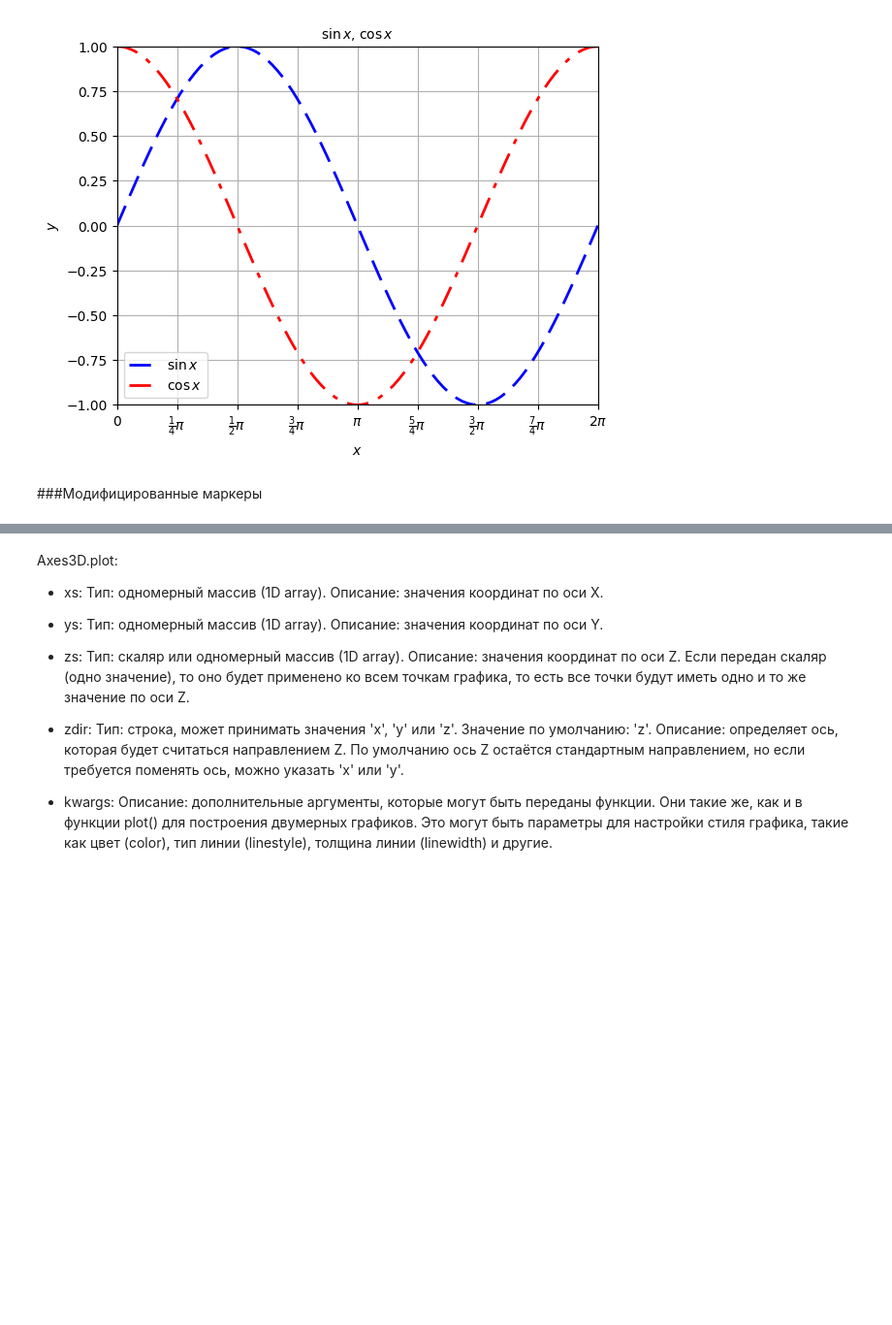
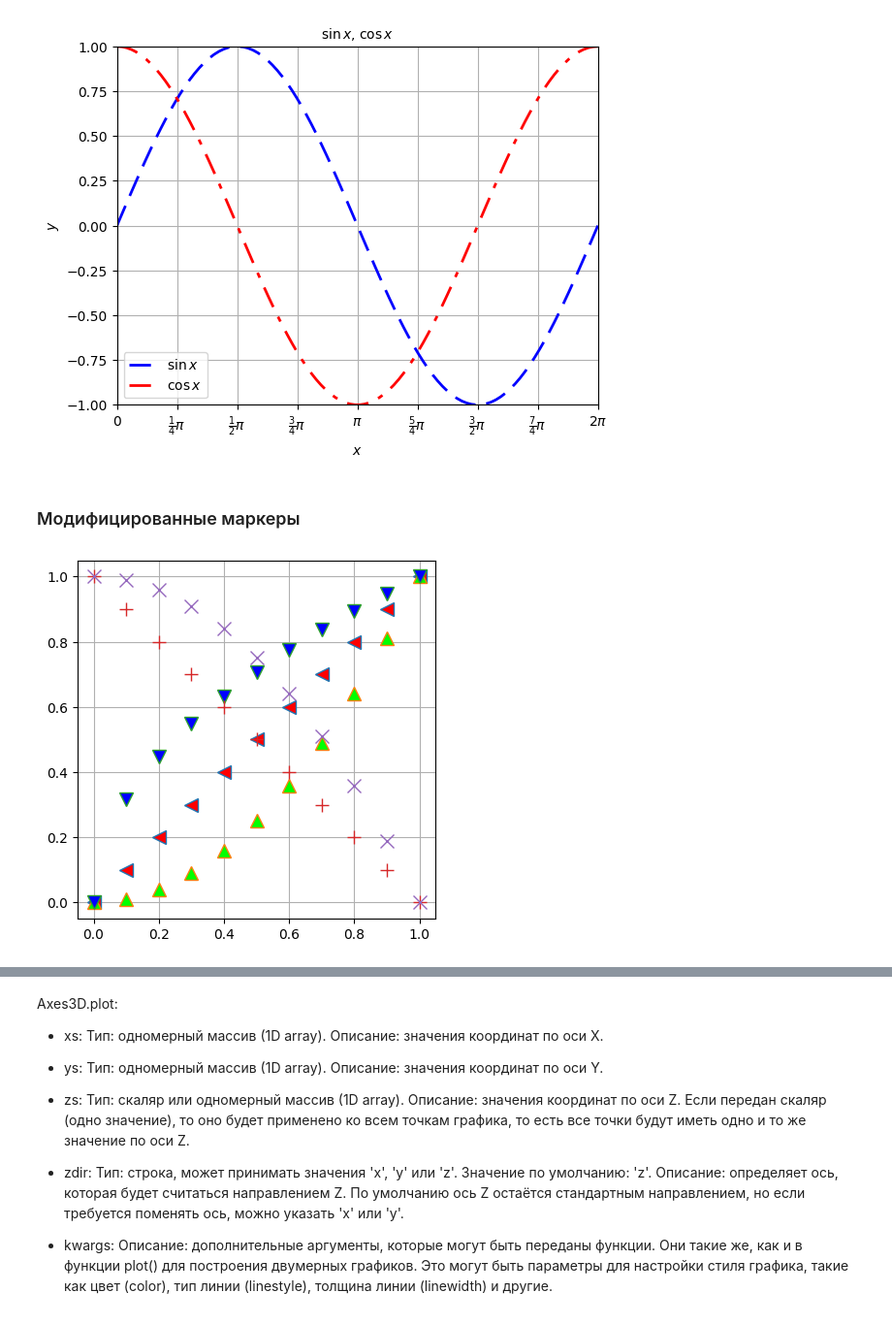
Before and after one commit to perchik817/big_data, a Jupyter notebook: laba3_examples_tahirova_ain_1_22.ipynb, the cells around one changed output, grey strips where cells are left out. Shown at 97% size. Cells and saved outputs as stored; diff of their text form; code cells hidden in the pictures; blank space fills up the shorter version.

```diff
--- a/laba3_examples_tahirova_ain_1_22.ipynb
+++ b/laba3_examples_tahirova_ain_1_22.ipynb
@@ -579,4 +579,19 @@ plt.show()
 # %% [output]
 [figure]
 # %% [markdown]
-###Модифицированные маркеры
+### Модифицированные маркеры
+# %%
+x=np.linspace(0,1,11)
+axx=plt.subplot(111)
+axx.set_aspect(1)
+plt.axis([-0.05,1.05,-0.05,1.05])
+plt.plot(x,x,linestyle='',marker='<',markersize=10, markerfacecolor='#FF0000')
+plt.plot(x,x**2,linestyle='',marker='^',markersize=10, markerfacecolor='#00FF00')
+plt.plot(x,x**(1/2),linestyle='',marker='v',markersize=10, markerfacecolor='#0000FF')
+plt.plot(x,1-x,linestyle='',marker='+',markersize=10, markerfacecolor='#0F0F00')
+plt.plot(x,1-x**2,linestyle='',marker='x',markersize=10, markerfacecolor='#0F000F')
+plt.grid(True)
+
+plt.show()
+# %% [output]
+[figure, added]
```
Also changed, not shown: parts of 22 cells of this notebook.
